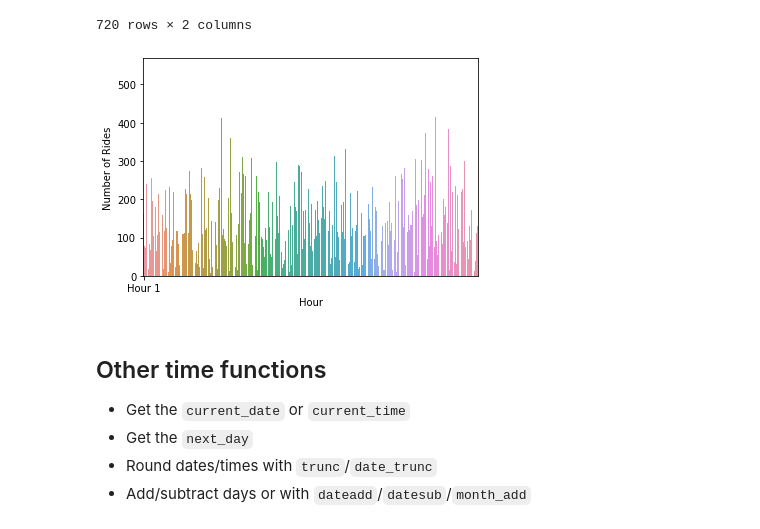
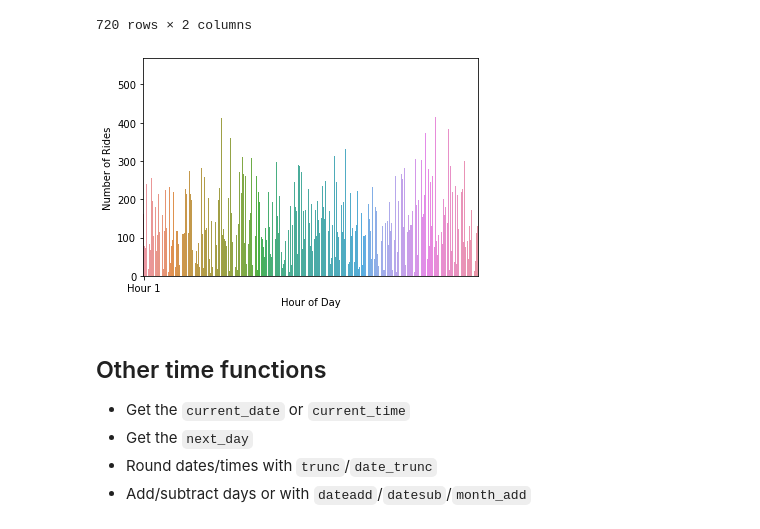
Before and after one commit to kquacken/module6_more_pyspark, a Jupyter notebook: 6_4_3_date_differences_and_windows.ipynb, the cells around one changed output. Cells and saved outputs as stored; diff of their text form; code cells hidden in the pictures.

```diff
--- a/6_4_3_date_differences_and_windows.ipynb
+++ b/6_4_3_date_differences_and_windows.ipynb
@@ -211,14 +219,14 @@ hourly_rides
 | 719 | (2014-04-25 10:00:00, 2014-04-25 ... | 114 |
 720 rows × 2 columns
 # %%
-x_ticks = range(1, 24, 720)
-x_labels = ['Hour {0}'.format(i) for i in range(1, 24, 720)]
+x_ticks = range(1, 24, 155)
+x_labels = ['Hour {0}'.format(i) for i in range(1, 24, 155)]
 
 ax = sns.barplot(x = 'window', y = 'Number of Rides', data = hourly_rides)
 _ = ax.set_xticks(x_ticks, x_labels)
-_ = ax.set_xlabel('Hour')
+_ = ax.set_xlabel('Hour of Day')
 # %% [output]
-[figure, old version]
+[figure, new version]
 # %% [markdown]
 ## Other time functions
 
```
Also changed, not shown: parts of 3 cells of this notebook.
